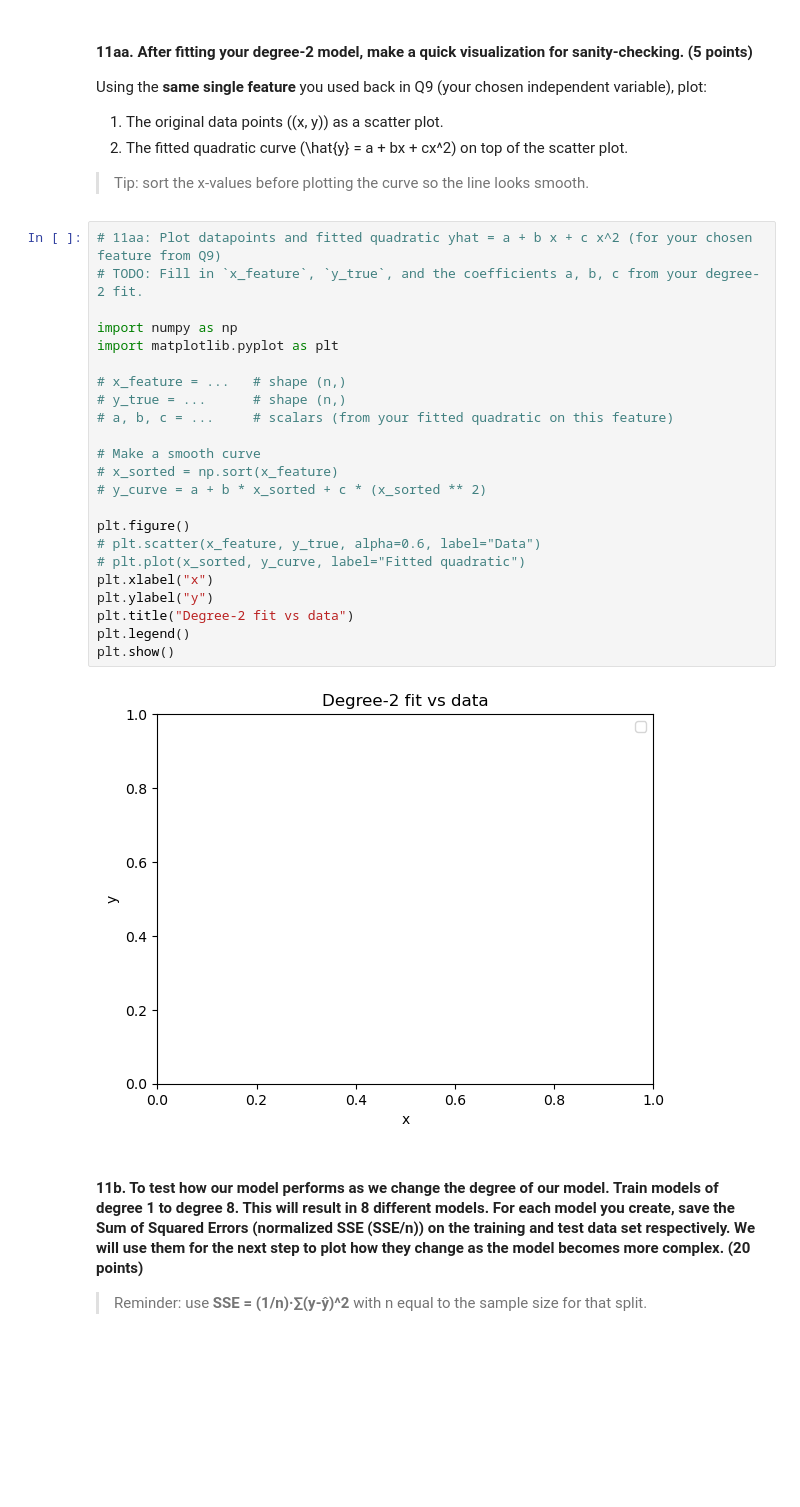
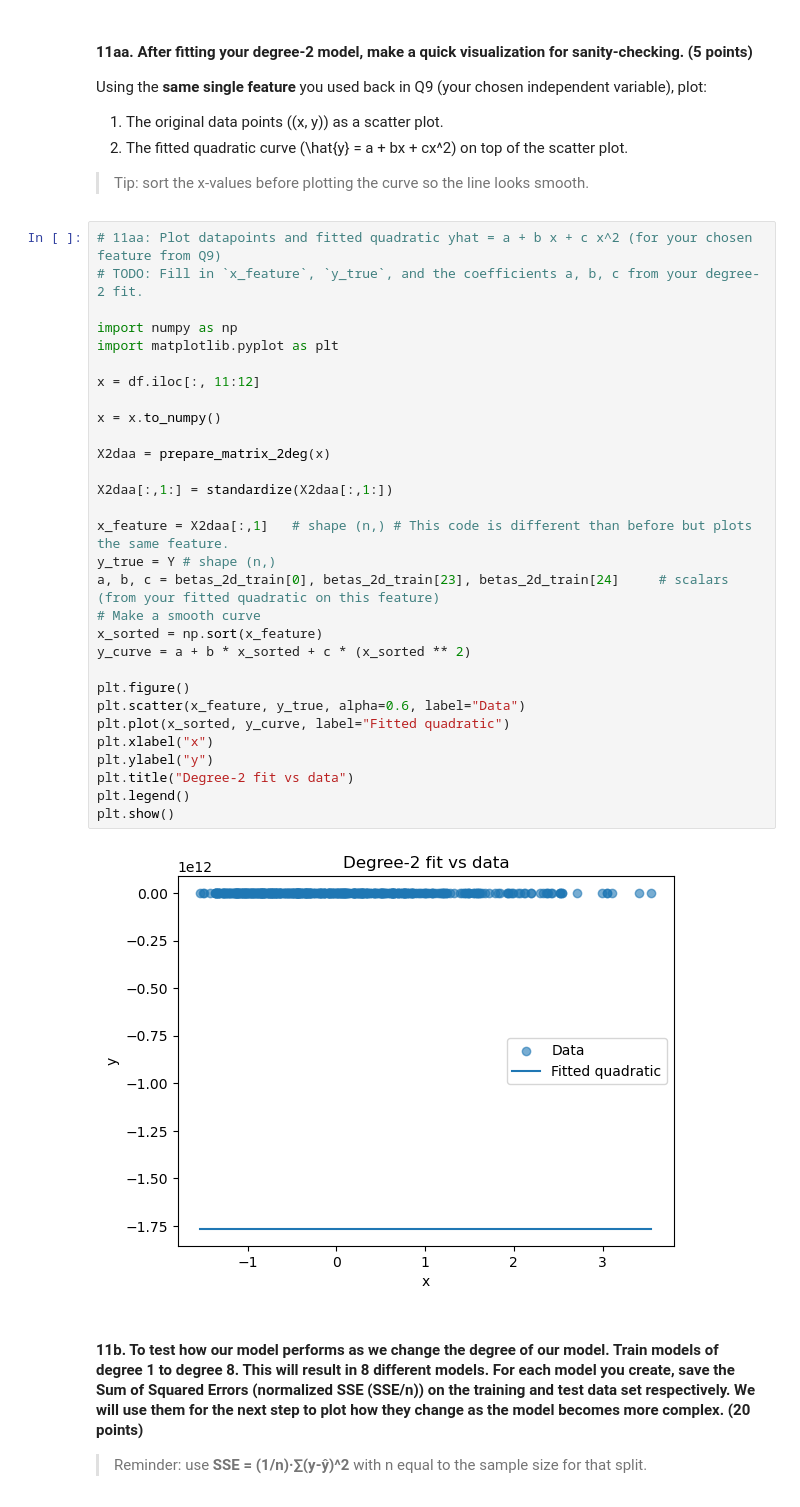
Before and after one commit to fortunecookie040/Math3025_Projects, a Jupyter notebook: 02_Student_Template_v2.ipynb, the cells around one changed output. Cells and saved outputs as stored; diff of their text form; blank space fills up the shorter version.

```diff
--- a/02_Student_Template_v2.ipynb
+++ b/02_Student_Template_v2.ipynb
@@ -516,28 +516,35 @@ Using the **same single feature** you used back in Q9 (your chosen independent v
 # %%
 # 11aa: Plot datapoints and fitted quadratic yhat = a + b x + c x^2 (for your chosen feature from Q9)
 # TODO: Fill in `x_feature`, `y_true`, and the coefficients a, b, c from your degree-2 fit.
 
 import numpy as np
 import matplotlib.pyplot as plt
 
-# x_feature = ...   # shape (n,)
-# y_true = ...      # shape (n,)
-# a, b, c = ...     # scalars (from your fitted quadratic on this feature)
+x = df.iloc[:, 11:12]
 
+x = x.to_numpy()
+
+X2daa = prepare_matrix_2deg(x)
+
+X2daa[:,1:] = standardize(X2daa[:,1:])
+
+x_feature = X2daa[:,1]   # shape (n,) # This code is different than before but plots the same feature.
+y_true = Y # shape (n,)
+a, b, c = betas_2d_train[0], betas_2d_train[23], betas_2d_train[24]     # scalars (from your fitted quadratic on this feature)
 # Make a smooth curve
-# x_sorted = np.sort(x_feature)
-# y_curve = a + b * x_sorted + c * (x_sorted ** 2)
+x_sorted = np.sort(x_feature)
+y_curve = a + b * x_sorted + c * (x_sorted ** 2)
 
 plt.figure()
-# plt.scatter(x_feature, y_true, alpha=0.6, label="Data")
-# plt.plot(x_sorted, y_curve, label="Fitted quadratic")
+plt.scatter(x_feature, y_true, alpha=0.6, label="Data")
+plt.plot(x_sorted, y_curve, label="Fitted quadratic")
 plt.xlabel("x")
 plt.ylabel("y")
 plt.title("Degree-2 fit vs data")
 plt.legend()
 plt.show()
 # %% [output]
-[figure, old version]
+[figure, new version]
 # %% [markdown]
 #### 11b. To test how our model performs as we change the degree of our model. Train models of degree 1 to degree 8. This will result in 8 different models.  For each model you create, save the Sum of Squared Errors (normalized SSE (SSE/n)) on the training and test data set respectively. We will use them for the next step to plot how they change as the model becomes more complex. **(20 points)**
 
```
Also changed, not shown: parts of 8 cells of this notebook.
